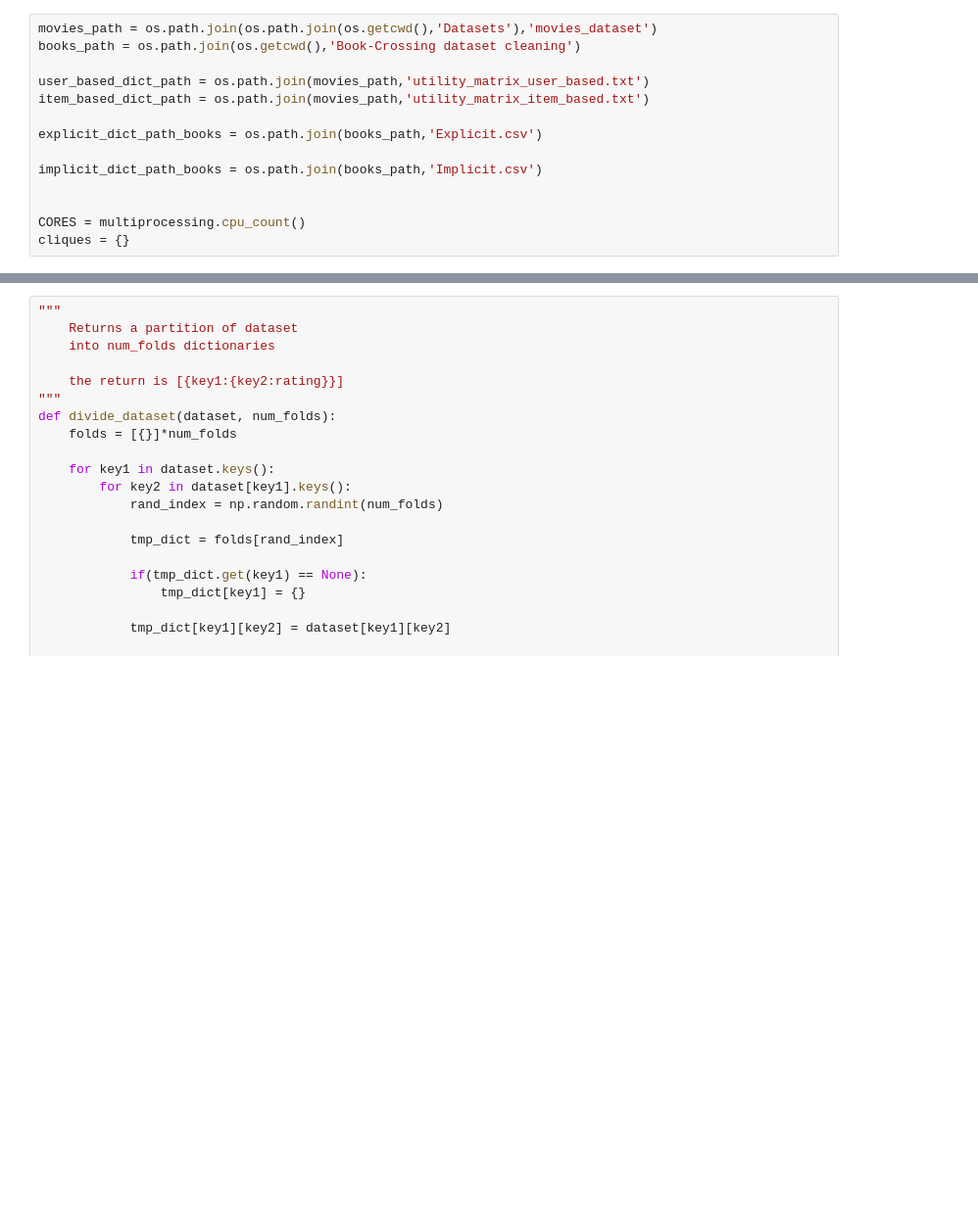
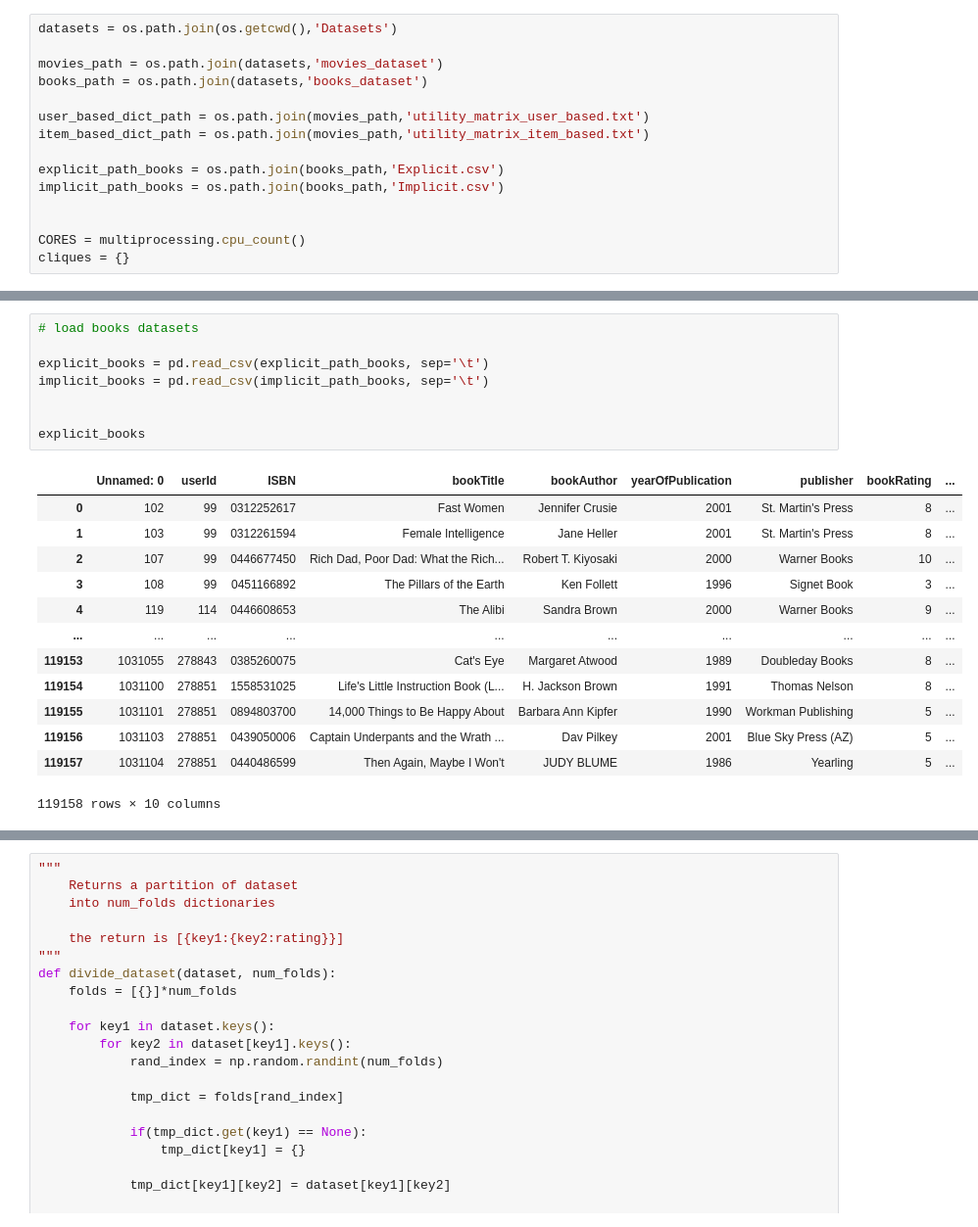
Before and after one commit to sted19/WIR-project, a Jupyter notebook: predictions.ipynb, the cells around one changed output, grey strips where cells are left out. Shown at 98% size. Drawn from its saved outputs; the diff is of its cells as text; blank space fills up the shorter version.

```diff
--- a/predictions.ipynb
+++ b/predictions.ipynb
@@ -6,15 +7,16 @@ import json
 import math
 import threading
 # %%
-movies_path = os.path.join(os.path.join(os.getcwd(),'Datasets'),'movies_dataset')
-books_path = os.path.join(os.getcwd(),'Book-Crossing dataset cleaning')
+datasets = os.path.join(os.getcwd(),'Datasets')
+
+movies_path = os.path.join(datasets,'movies_dataset')
+books_path = os.path.join(datasets,'books_dataset')
 
 user_based_dict_path = os.path.join(movies_path,'utility_matrix_user_based.txt')
 item_based_dict_path = os.path.join(movies_path,'utility_matrix_item_based.txt')
 
-explicit_dict_path_books = os.path.join(books_path,'Explicit.csv')
-
-implicit_dict_path_books = os.path.join(books_path,'Implicit.csv')
+explicit_path_books = os.path.join(books_path,'Explicit.csv')
+implicit_path_books = os.path.join(books_path,'Implicit.csv')
 
 
 CORES = multiprocessing.cpu_count()
@@ -21,0 +34,22 @@ cliques = {}
+# %%
+# load books datasets
+
+explicit_books = pd.read_csv(explicit_path_books, sep='\t')
+implicit_books = pd.read_csv(implicit_path_books, sep='\t')
+
+
+explicit_books
+# %% [output]
+|  | Unnamed: 0 | userId | ISBN | bookTitle | bookAuthor | yearOfPublication | publisher | bookRating | ... |
+| 0 | 102 | 99 | 0312252617 | Fast Women | Jennifer Crusie | 2001 | St. Martin's Press | 8 | ... |
+| 1 | 103 | 99 | 0312261594 | Female Intelligence | Jane Heller | 2001 | St. Martin's Press | 8 | ... |
+| 2 | 107 | 99 | 0446677450 | Rich Dad, Poor Dad: What the Rich... | Robert T. Kiyosaki | 2000 | Warner Books | 10 | ... |
+| 3 | 108 | 99 | 0451166892 | The Pillars of the Earth | Ken Follett | 1996 | Signet Book | 3 | ... |
+| 4 | 119 | 114 | 0446608653 | The Alibi | Sandra Brown | 2000 | Warner Books | 9 | ... |
+| ... | ... | ... | ... | ... | ... | ... | ... | ... | ... |
+| 119153 | 1031055 | 278843 | 0385260075 | Cat's Eye | Margaret Atwood | 1989 | Doubleday Books | 8 | ... |
+| 119154 | 1031100 | 278851 | 1558531025 | Life's Little Instruction Book (L... | H. Jackson Brown | 1991 | Thomas Nelson | 8 | ... |
+| 119155 | 1031101 | 278851 | 0894803700 | 14,000 Things to Be Happy About | Barbara Ann Kipfer | 1990 | Workman Publishing | 5 | ... |
+| 119156 | 1031103 | 278851 | 0439050006 | Captain Underpants and the Wrath ... | Dav Pilkey | 2001 | Blue Sky Press (AZ) | 5 | ... |
+| 119157 | 1031104 | 278851 | 0440486599 | Then Again, Maybe I Won't | JUDY BLUME | 1986 | Yearling | 5 | ... |
+119158 rows × 10 columns
```
Also changed, not shown: parts of 8 cells of this notebook, 2 other files.
